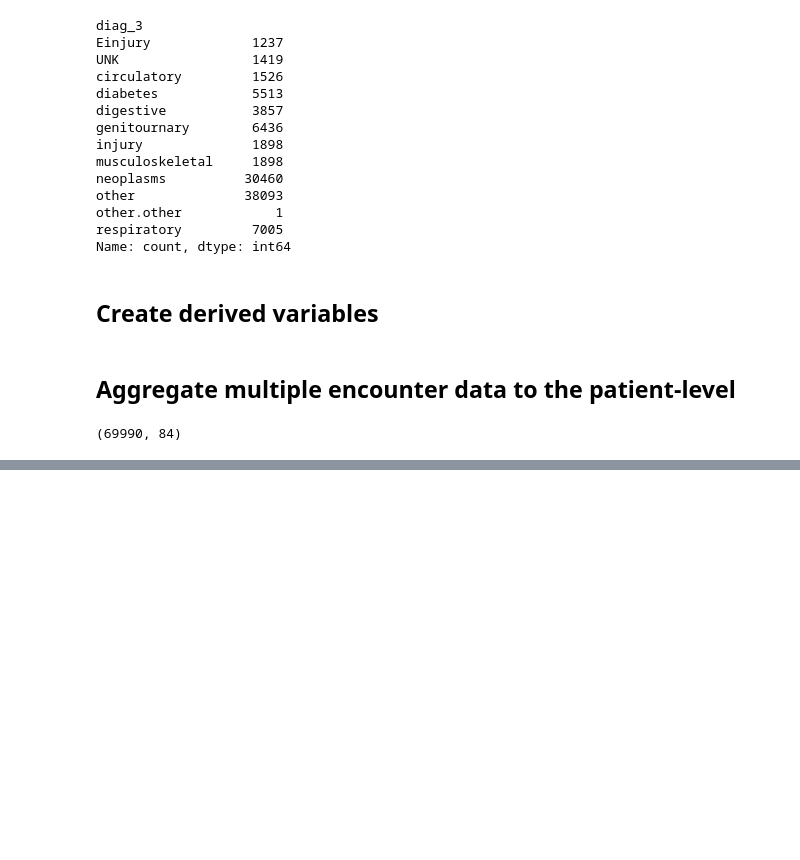
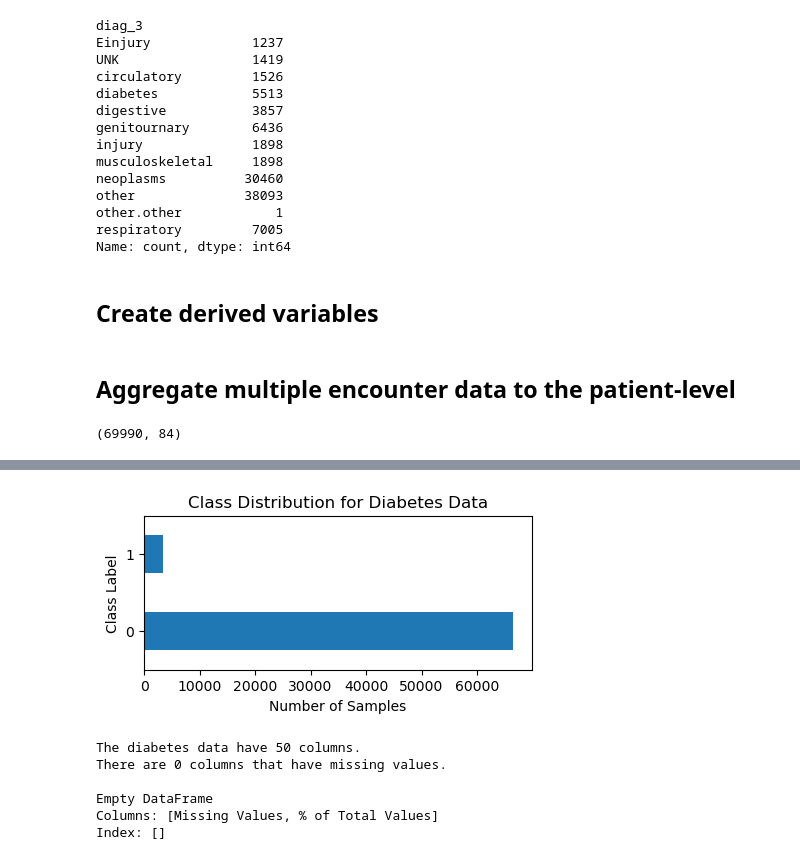
Before and after one commit to stevenworthington/cs109a_final_project, a Jupyter notebook: code/preprocessing.ipynb, the cells around one changed output, grey strips where cells are left out. Saved outputs shown, nothing was run; the diff lists cells and outputs as text; code cells hidden in the pictures; blank space fills up the shorter version.

```diff
--- a/code/preprocessing.ipynb
+++ b/code/preprocessing.ipynb
@@ -390,0 +426,34 @@ df_patient_by_last_encounter.to_csv('../data/diabetic_data_processed.csv')
+# %%
+# visualize class imbalance
+plt.figure(figsize=(5, 2))
+df_patient_by_last_encounter['readmitted'].value_counts().plot(kind='barh')
+plt.title('Class Distribution for Diabetes Data')
+plt.ylabel('Class Label')
+plt.xlabel('Number of Samples');
+# %% [output]
+[figure, added]
+# %%
+# missing values table
+missing_values = df_patient_by_last_encounter.isnull().sum()
+missing_percentage = (100 * df_patient_by_last_encounter.isnull().sum() / len(df_patient_by_last_encounter))
+missing_values_table = pd.concat([missing_values, missing_percentage], axis=1)
+
+missing_values_table = missing_values_table.rename(
+  columns = {0 : 'Missing Values', 1 : '% of Total Values'})
+
+missing_values_table = missing_values_table[
+    missing_values_table.iloc[:,1] != 0].sort_values(
+    '% of Total Values', ascending=False).round(1)
+
+print(f"The diabetes data have " + str(df_encounters.shape[1]) + " columns.\n"
+    "There are " + str(missing_values_table.shape[0]) +
+    " columns that have missing values.\n")
+
+print(missing_values_table)
+# %% [output]
+The diabetes data have 50 columns.
+There are 0 columns that have missing values.
+
+Empty DataFrame
+Columns: [Missing Values, % of Total Values]
+Index: []
```
Also changed, not shown: parts of 8 cells of this notebook.
